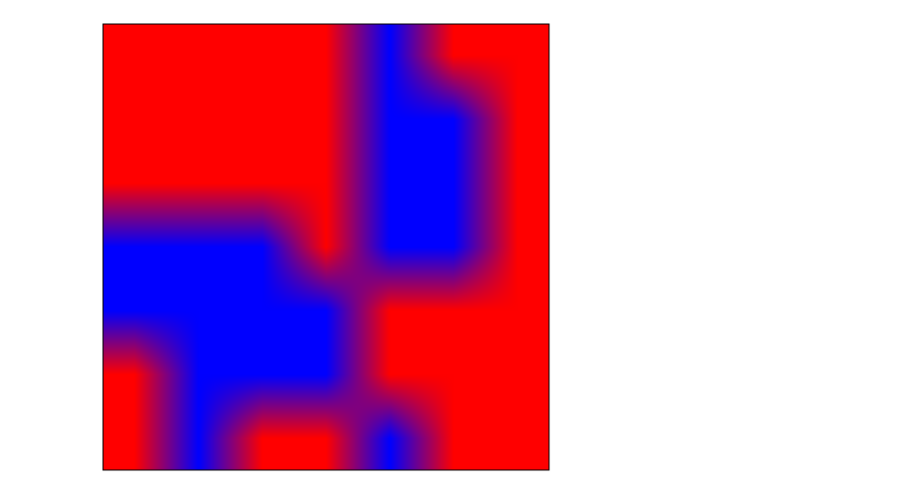
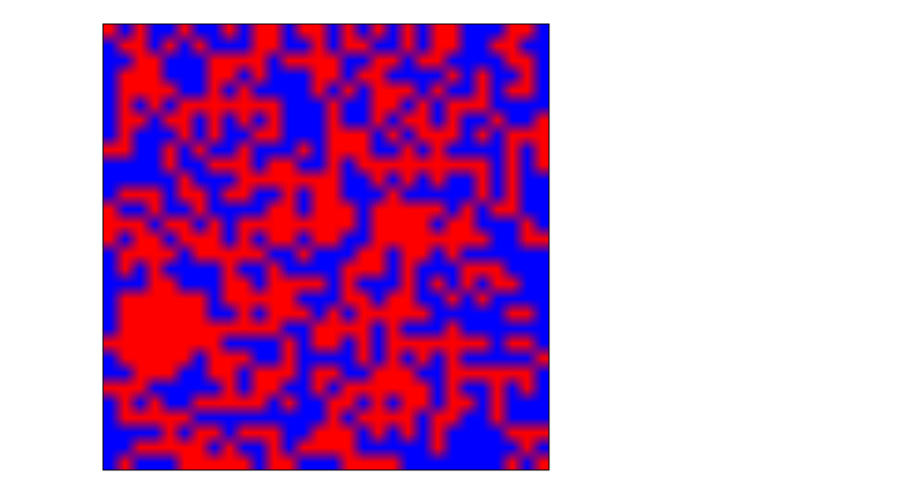
Before and after one commit to kaitshin/PHYSICS113-final-project, a Jupyter notebook: Wolff.ipynb, the cells around one changed output. Drawn from its saved outputs; the diff is of its cells as text; code cells hidden in the pictures.

```diff
--- a/Wolff.ipynb
+++ b/Wolff.ipynb
@@ -68,14 +65,16 @@ def wolff(init, L, J, T, nsteps):
     '''
     applies the wolff clustering algorithm to this ising state
 
+    the grid is treated as a flattened 1D array, after which the neighboring indexes
+    are found directly above, below, or next to the point in question (wrapped around)
+
+    neighboring indexes format:
+     {index: [neighbor to the "left", neighbor to the "right",
+              neighbor "below", neighbor "above"]}
     '''
     N = L * L
     flip_prob = 1-np.exp(-2*J/T)
 
-    # treats the 2D array into a 1D array ("flattened") to find the neighboring indexes
-    # neighbors are directly above, below, or next to the point and wraps around
-    # format:
-    #   {index: [neighbor to the "left", neighbor to the "right", neighbor "below", neighbor "above"]}
     neighboring_iis = {i : [(i//L)*L + (i-1)%L, (i//L)*L + (i+1)%L,
                             (i+L)%N, (i-L)%N] for i in range(N)}
 
@@ -96,9 +95,9 @@ def wolff(init, L, J, T, nsteps):
 # %%
 T = 2.5
 J = 1
-L = 7
+L = 30
 nsteps = 10
 init = np.reshape([random.choice([1, -1]) for k in range(L*L)], (L,L))
 %time wolff(init, L, J, T, nsteps)
 # %% [output]
-[figure, old version]
+[figure, new version]
```
Also changed, not shown: parts of 2 cells of this notebook.
